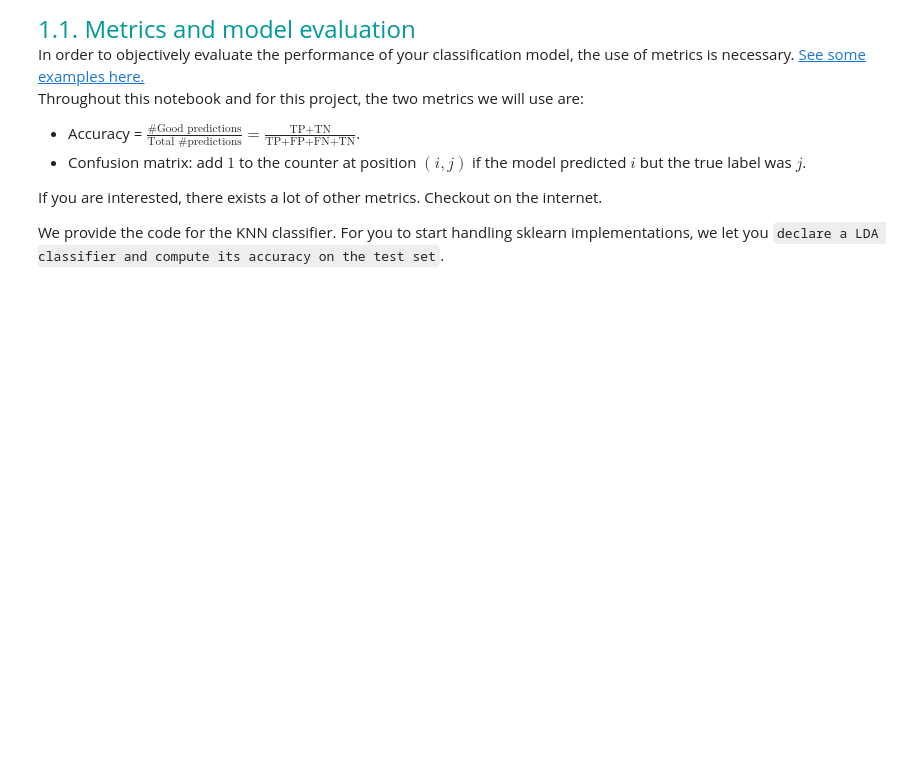
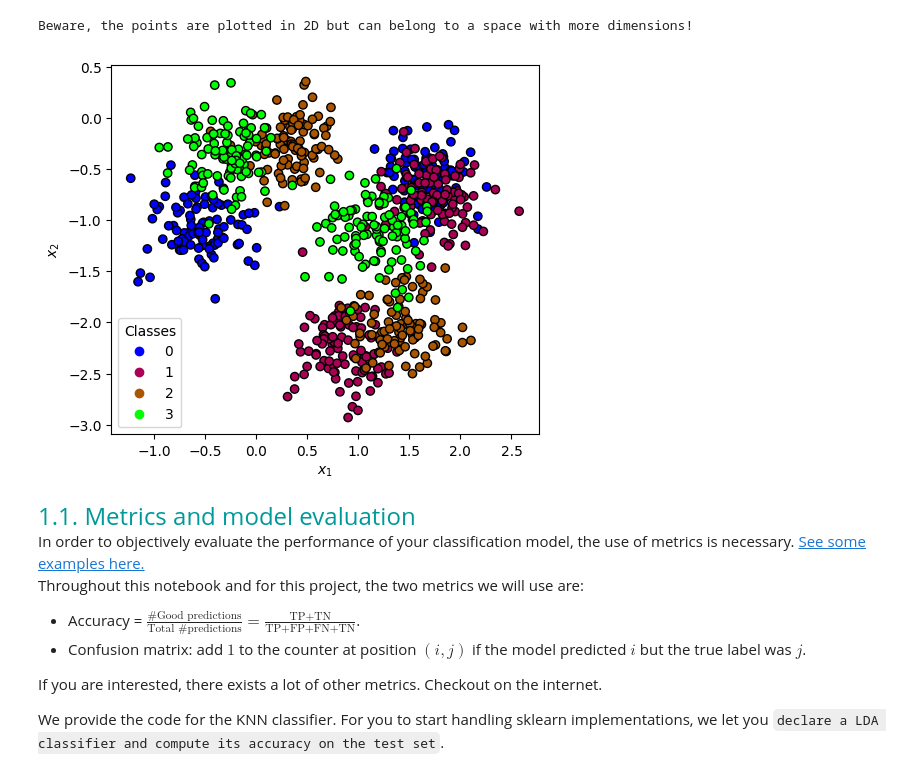
Before and after one commit to LELEC210X/LELEC210X, a Jupyter notebook: classification/h5a1_toy.ipynb, the cells around one changed output. Drawn from its saved outputs; the diff is of its cells as text; code cells hidden in the pictures; blank space fills up the shorter version.

```diff
--- a/classification/h5a1_toy.ipynb
+++ b/classification/h5a1_toy.ipynb
@@ -54,7 +54,7 @@ plot3D = False
 normalize = False
 N = 100  # Number of points per subcluster. (defaut: 100)
 n_classes = 4  # Number of differents classes. (default: 4)
-n_subclusters = 1  # Number of subclusters of points per class. (defaut: 1)
+n_subclusters = 2  # Number of subclusters of points per class. (defaut: 1)
 dim = 2  # Dimensionality of the point clouds. (defaut: 2)
 dim_clusters = 2  # Dimensionality of the clusters arrangment. (default: 2)
 sig = 0.25  # Noise std. (default: 0.25)
@@ -72,33 +72,36 @@ cluster_centers = np.concatenate(
     ),
     axis=1,
 )
 centers = np.repeat(cluster_centers, N, axis=0)
 noise = sig * np.random.randn(n_classes * M, dim)
 X = centers + noise
 if normalize:
     X /= np.linalg.norm(X, axis=1, keepdims=True)
 y = np.repeat(np.arange(n_classes), M)
 
 print(
     "Beware, the points are plotted in 2D but can belong to a space with more dimensions!"
 )
 
 "Plot"
 cm = "brg"
 edgc = "k"
 fig = plt.figure()
 if plot3D:
     ax = plt.axes(projection="3d")
     ax.scatter3D(X[:, 0], X[:, 1], X[:, 2], c=y, cmap=cm, edgecolor=edgc)
 else:
     ax = plt.gca()
     ax.set_aspect("equal", adjustable="box")
     scatterd = plt.scatter(X[:, 0], X[:, 1], c=y, cmap=cm, edgecolors=edgc)
 plt.xlabel("$x_1$")
 plt.ylabel("$x_2$")
 handles, labels = scatterd.legend_elements(prop="colors")
 ax.legend(handles, labels, title="Classes")
 plt.show()
+# %% [output]
+Beware, the points are plotted in 2D but can belong to a space with more dimensions!
+[figure, added]
 # %% [markdown]
 <font size=5 color=#009999> 1.1. Metrics and model evaluation </font> <br>
 In order to objectively evaluate the performance of your classification model, the use of metrics is necessary.
```
Also changed, not shown: parts of 6 cells of this notebook, 3 other files.
